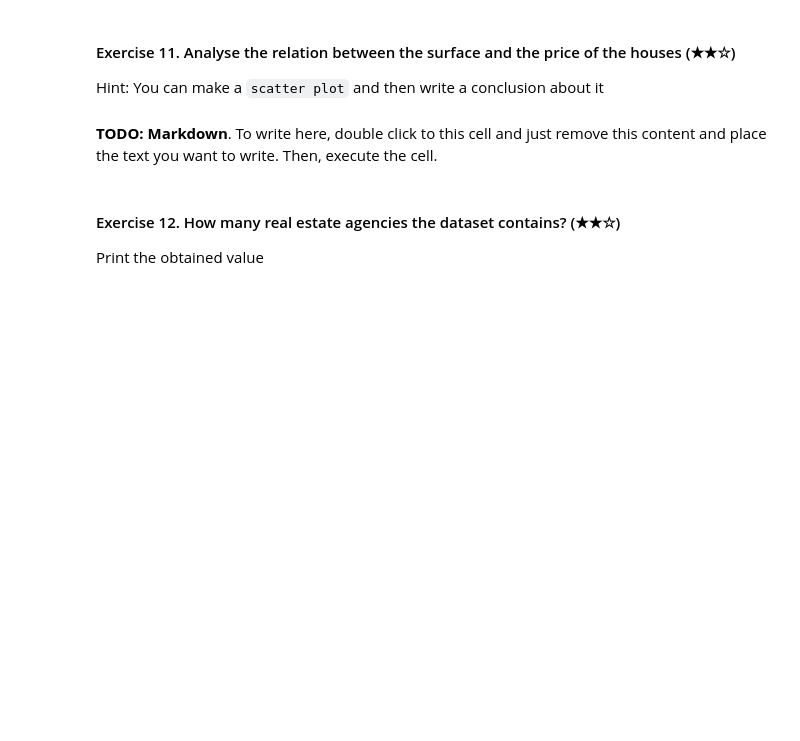
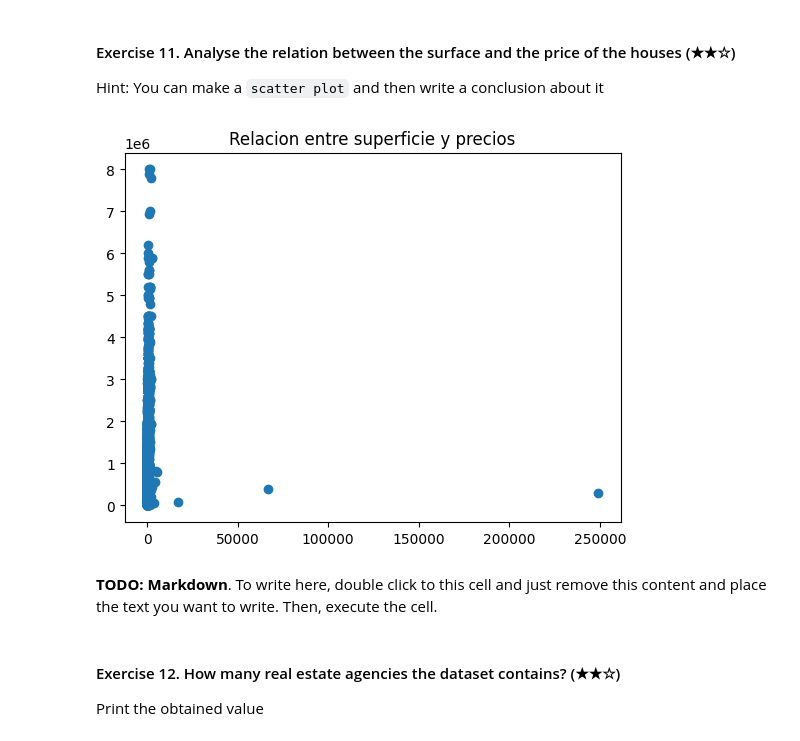
Before and after one commit to JavierSerranoSanchez/realestate-datacleanup-exercise, a Jupyter notebook: project.ipynb, the cells around one changed output. Cells and saved outputs as stored; diff of their text form; code cells hidden in the pictures; blank space fills up the shorter version.

```diff
--- a/project.ipynb
+++ b/project.ipynb
@@ -193,7 +241,17 @@ Hint: Create a new column called `pps` (price per square) and then analyse the v
 
 Hint: You can make a `scatter plot` and then write a conclusion about it
 # %%
-# TODO: Code
+import pandas as pd
+ds = pd.read_csv('assets/real_estate.csv', sep=';')
+import matplotlib.pyplot as plt
+superficie = ds['surface']
+precio = ds['price']
+plt.scatter(superficie, precio)
+plt.title("Relacion entre superficie y precios")
+
+plt.show()
+# %% [output]
+[figure, added]
 # %% [markdown]
 **TODO: Markdown**. To write here, double click to this cell and just remove this content and place the text you want to write. Then, execute the cell.
 # %% [markdown]
```
Also changed, not shown: parts of 22 cells of this notebook.
